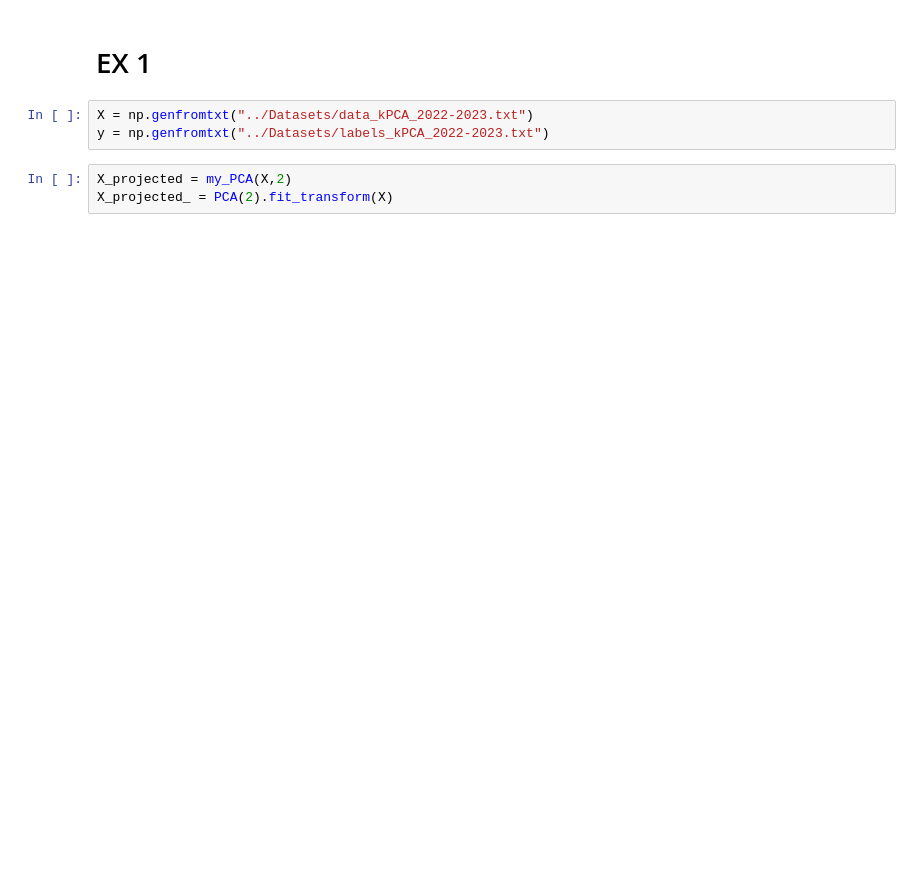
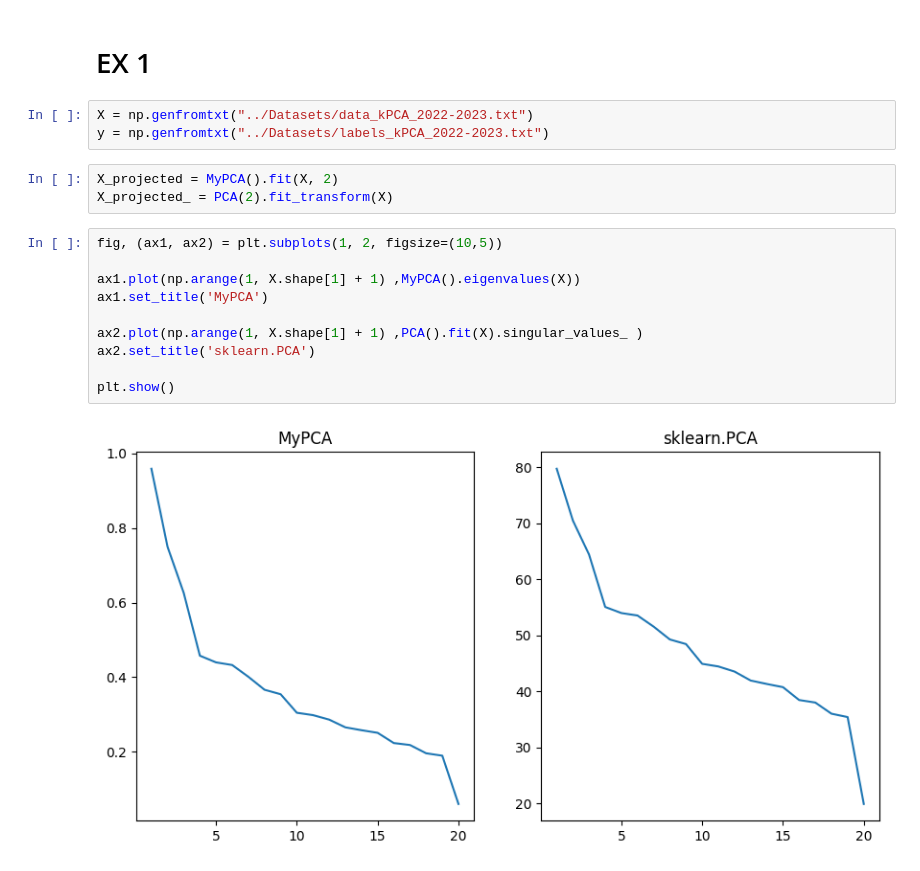
Before and after one commit to alessimichele/Unsupervised-Learning-2023, a Jupyter notebook: my_solution/Lab4.ipynb, the cells around one changed output. Cells and saved outputs as stored; diff of their text form; blank space fills up the shorter version.

```diff
--- a/my_solution/Lab4.ipynb
+++ b/my_solution/Lab4.ipynb
@@ -37,6 +127,18 @@ def my_PCA(X, k):
 X = np.genfromtxt("../Datasets/data_kPCA_2022-2023.txt")
 y = np.genfromtxt("../Datasets/labels_kPCA_2022-2023.txt")
 # %%
-X_projected = my_PCA(X,2)
+X_projected = MyPCA().fit(X, 2)
 X_projected_ = PCA(2).fit_transform(X)
+# %%
+fig, (ax1, ax2) = plt.subplots(1, 2, figsize=(10,5))
+
+ax1.plot(np.arange(1, X.shape[1] + 1) ,MyPCA().eigenvalues(X))
+ax1.set_title('MyPCA')
+
+ax2.plot(np.arange(1, X.shape[1] + 1) ,PCA().fit(X).singular_values_ )
+ax2.set_title('sklearn.PCA')
+
+plt.show()
+# %% [output]
+[figure, added]
 # %%
```
Also changed, not shown: parts of 8 cells of this notebook, 4 other files.
